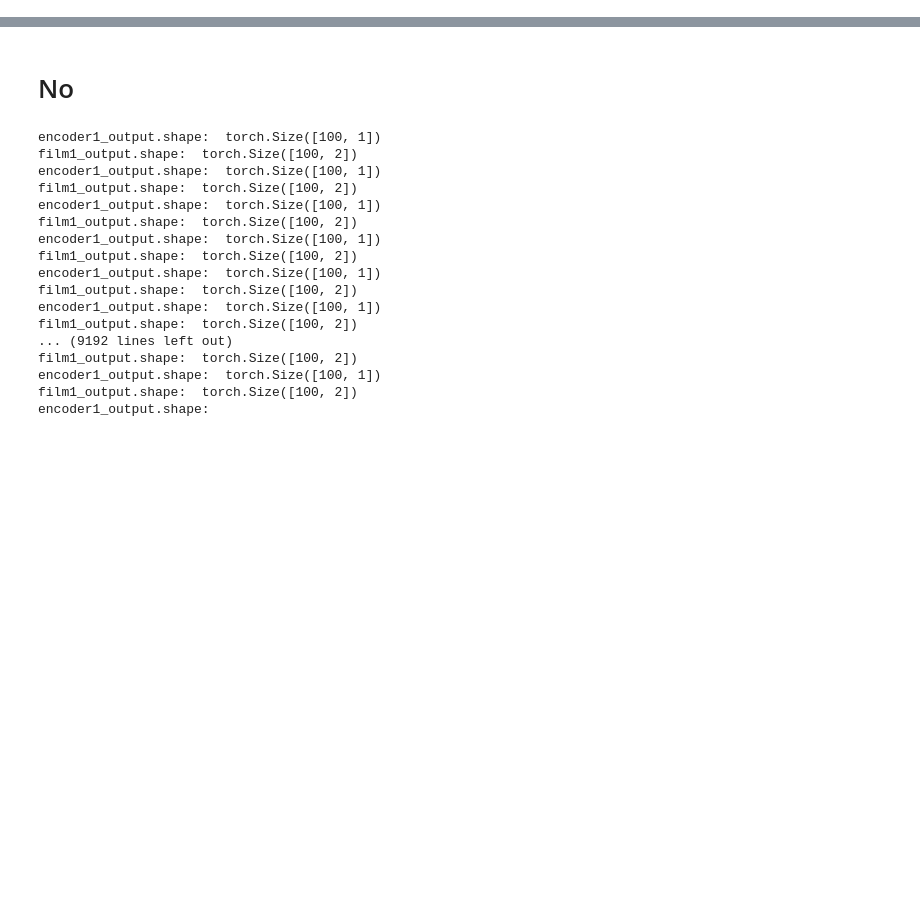
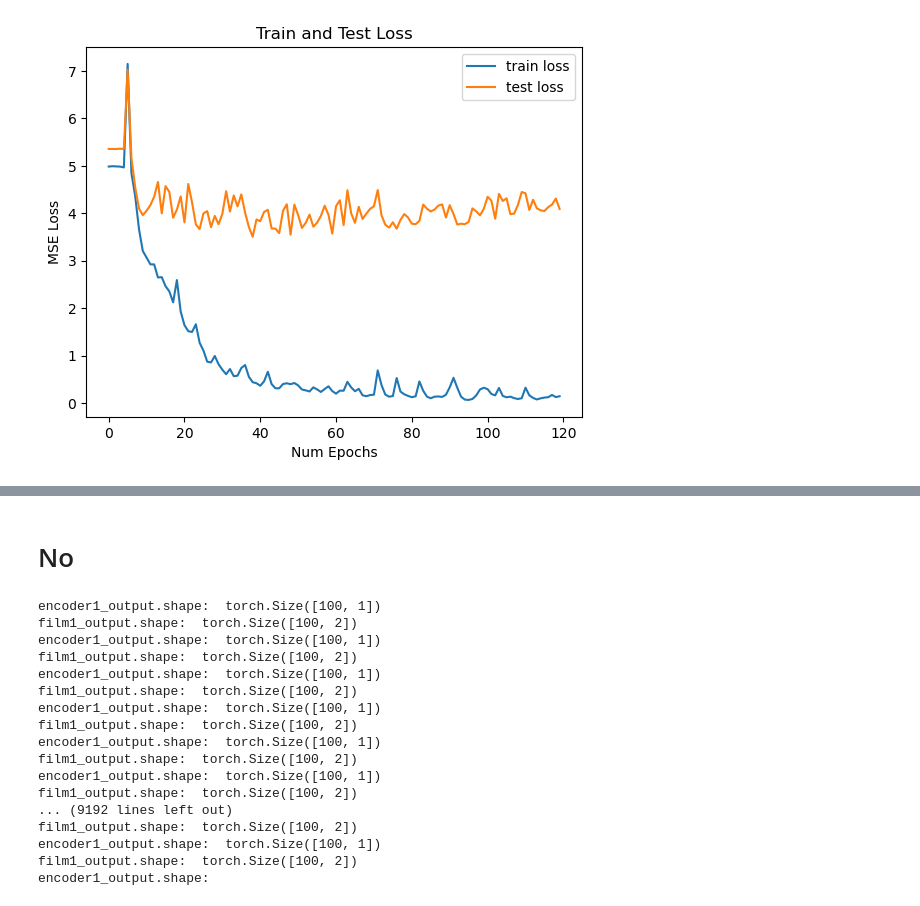
Before and after one commit to DhairyaShah981/cnaps-analysis, a Jupyter notebook: cnaps_regression.ipynb, the cells around one changed output, grey strips where cells are left out. Drawn from its saved outputs; the diff is of its cells as text; code cells hidden in the pictures; blank space fills up the shorter version.

```diff
--- a/cnaps_regression.ipynb
+++ b/cnaps_regression.ipynb
@@ -175,7 +224,7 @@ dataset[0].type()
 # %%
 newdataset = []
 
-for i in range(0, 11):
+for i in range(0, len(dataset)):
     torch.manual_seed(i)
     num_elements = dataset[i].shape[0]
     permuted_indices = torch.randperm(num_elements) # Generate a random permutation of indices
@@ -211,8 +245,8 @@ newdataset[0]:  tensor([[ 2.2035,  1.7672],
 # %%
 random.seed(0)
-train_dataset = newdataset[:80]
+train_dataset = newdataset[:int(len(newdataset)*0.8)]
 random.shuffle(train_dataset)       # Shuffle the dataset in-place
-test_dataset = newdataset[80:]
+test_dataset = newdataset[int(len(newdataset)*0.8):]
 random.shuffle(test_dataset)
 # %%
 # Training base model
@@ -349 +396,13 @@ Epoch [50/50], Loss: 5.0510
 adaptiveModel trained and saved!
+# %%
+# plot train and test loss
+
+plt.plot(train_loss_lst, label='train loss')
+plt.plot(test_loss_lst, label='test loss')
+plt.xlabel('Num Epochs')
+plt.ylabel('MSE Loss')
+plt.title('Train and Test Loss')
+plt.legend()
+plt.show()
+# %% [output]
+[figure, added]
```
Also changed, not shown: parts of 17 cells of this notebook, 9 other files.
